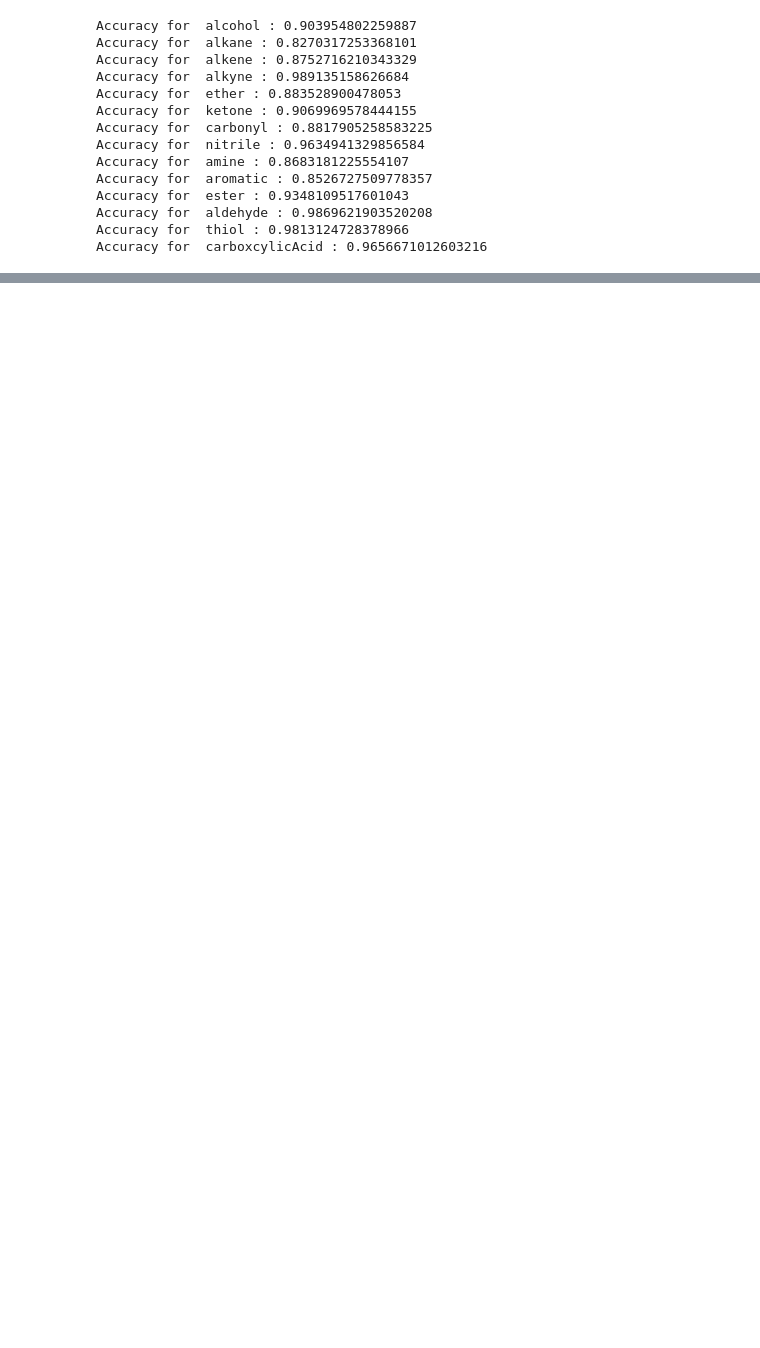
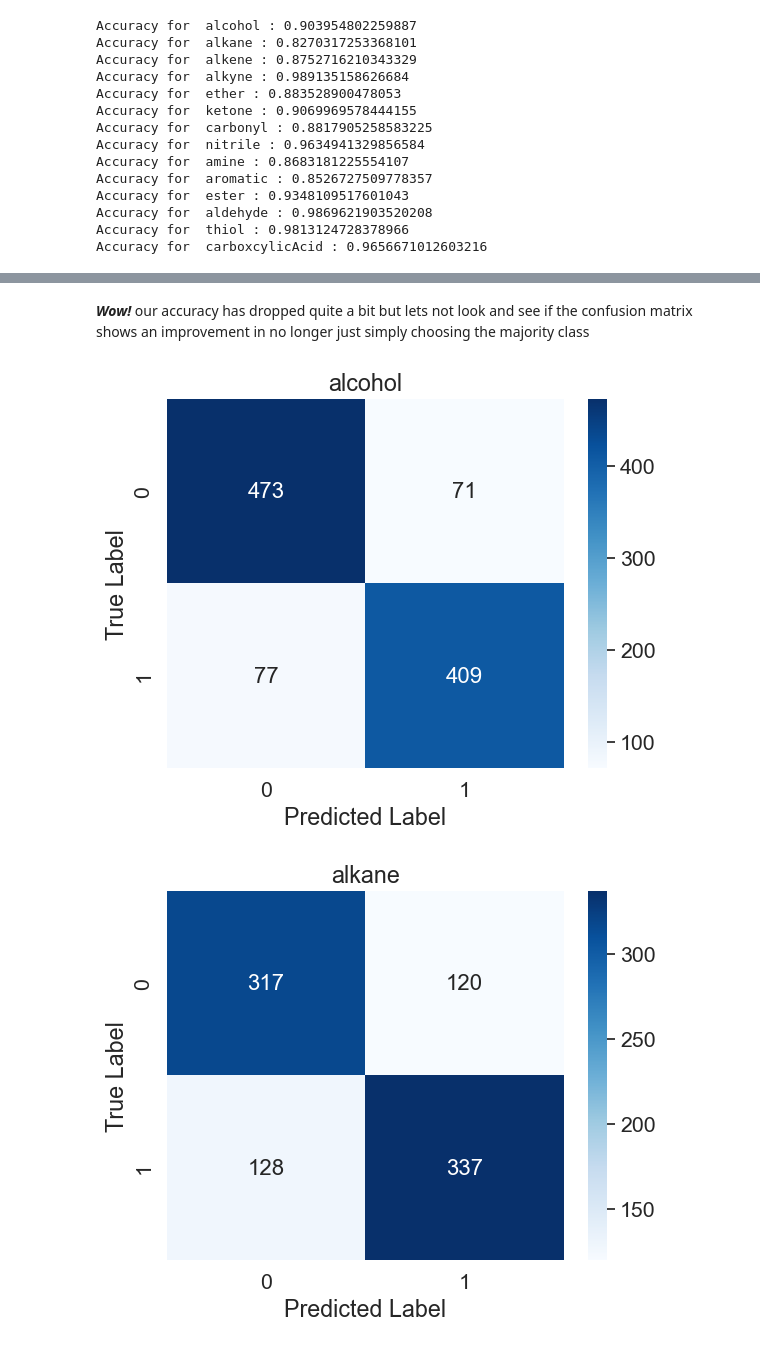
Before and after one commit to evaillock/FTIRimageAnalysisProject, a Jupyter notebook: addingClassifications.ipynb, the cells around one changed output, grey strips where cells are left out. Drawn from its saved outputs; the diff is of its cells as text; code cells hidden in the pictures; blank space fills up the shorter version.

Commit message:
fixed classification notebook

```diff
--- a/addingClassifications.ipynb
+++ b/addingClassifications.ipynb
@@ -344,0 +365,26 @@ Accuracy: 0.6951219512195121
+# %%
+#make a classifier for each functional group out of the balanced dataframes
+
+#ditionaries to hold the models, and important information
+balanced_models = {}
+balanced_cms = {}
+balanced_ypred = {}
+balanced_ytest = {}
+balanced_accuracy = {}
+for key in k:
+    #split the data
+    X_train, X_test, y_train, y_test = train_test_split(balancedFrames[key].drop(columns=drops), balancedFrames[key][key], test_size=0.2, random_state=42)
+    # Build the classification model
+    classifier = SVC(kernel='linear', random_state=42)
+    classifier.fit(X_train, y_train)
+    #make prediction
+    y_pred = classifier.predict(X_test)
+    accuracy = accuracy_score(y_test, y_pred)
+    # Obtain the confusion matrix
+    cm = confusion_matrix(y_test, y_pred)
+    #store data
+    balanced_models[key]=classifier
+    balanced_cms[key]=cm
+    balanced_ypred[key] = y_pred
+    balanced_ytest[key] = y_test
+    balanced_accuracy[key] = accuracy
@@ -344,0 +410,14 @@ Accuracy: 0.6951219512195121
+# %% [markdown]
+***Wow!*** our accuracy has dropped quite a bit but lets not look and see if the confusion matrix shows an improvement in no longer just simply choosing the majority class
+# %%
+for key in k:
+    # Create a heatmap plot of the confusion matrix
+    sns.set(font_scale=1.4)
+    sns.heatmap(balanced_cms[key], annot=True, fmt='g', cmap='Blues', annot_kws={"size": 16}, xticklabels=['0', '1'], yticklabels=['0', '1'])
+    plt.xlabel('Predicted Label')
+    plt.ylabel('True Label')
+    plt.title(key)
+    plt.show()
+# %% [output]
+[figure, added]
+[figure, added]
```
Also changed, not shown: parts of 39 cells of this notebook, 1 other file.
